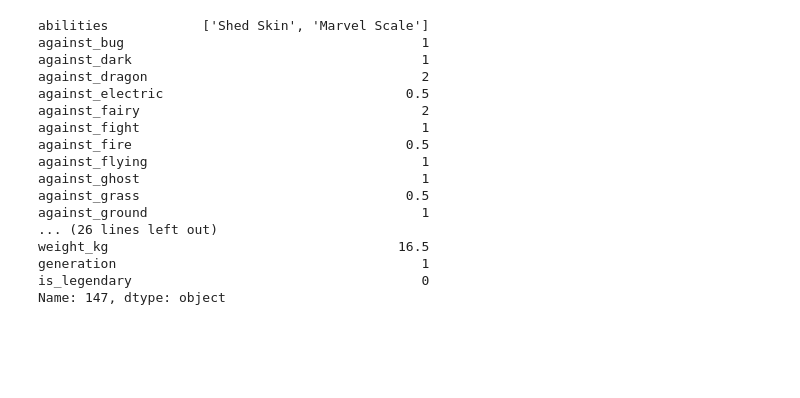
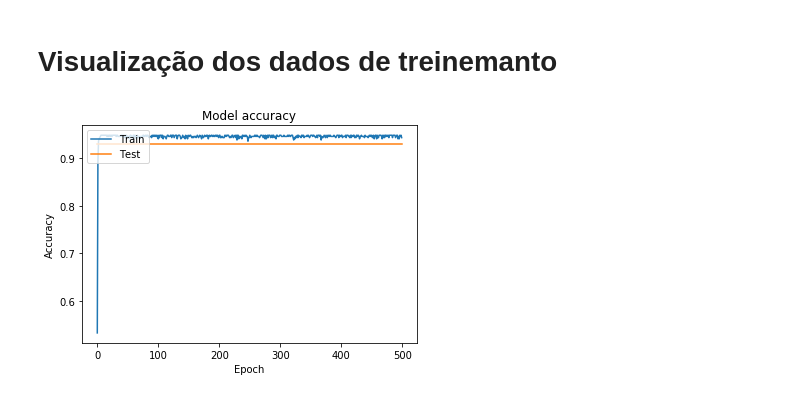
Before and after one commit to MSLacerda/Pokemon_Legendary_Predictor, a Jupyter notebook: legend-predictor.ipynb, the cells around one changed output. Cells and saved outputs as stored; diff of their text form; code cells hidden in the pictures; blank space fills up the shorter version.

Commit message:
ref(train): Simplified sequencial model, and added graph to visualize training history, created dataframe with test and predicts

```diff
--- a/legend-predictor.ipynb
+++ b/legend-predictor.ipynb
@@ -24,10 +52,6 @@ Using TensorFlow backend.
 # %%
-data = pd.read_csv('./dataset/pokemon.csv')
-
 X = data.drop(['abilities', 'classfication', 'type1', 'type2', 'name','percentage_male','generation', 'japanese_name', 'is_legendary', 'capture_rate'], axis=1)
 
 normalized_Y = data[['is_legendary']]
-
 normalized_X=(X-X.min())/(X.max()-X.min())
 normalized_X = normalized_X.fillna(0)
-normalized_Y.loc[normalized_Y['is_legendary'] >= 1 , 'is_legendary'] = 0.99
@@ -41,0 +62,6 @@ See the caveats in the documentation: http://pandas.pydata.org/pandas-docs/stabl
+# %%
+# 75% dos dados para treinamento
+train_size = int(len(normalized_X) * .75)
+
+X_train, X_test = normalized_X[0:train_size], normalized_X[train_size:len(normalized_X)]
+Y_train, Y_test = normalized_Y[0:train_size], normalized_Y[train_size:len(normalized_Y)]
@@ -42,13 +86,17 @@ See the caveats in the documentation: http://pandas.pydata.org/pandas-docs/stabl
 # %%
-input_dim = X.shape[1]
+input_dim = X_train.shape[1]
+
 model = Sequential()
-model.add(Dense(12, input_shape=(input_dim,), activation="relu"))
-model.add(Dense(8, activation="relu"))
+model.add(Dense(16, input_shape=(input_dim,), activation="relu"))
+model.add(Dense(16, activation="relu"))
 model.add(Dense(1,activation="sigmoid"))
 model.summary()
 
-model.compile(loss='binary_crossentropy', optimizer='adam', metrics=['accuracy'])
-model.fit(normalized_X, normalized_Y, epochs=150, batch_size=10)
+opt = SGD(lr=0.01)
+
+model.compile(loss='binary_crossentropy', optimizer=opt, metrics=["accuracy"])
+checkpoint = ModelCheckpoint('./temp_checkpoint', monitor='val_acc', verbose=0, save_best_only=False, mode='max')
+history = model.fit(X_train, Y_train, epochs=500, validation_split=0.25, batch_size=10, verbose=1, callbacks=[checkpoint])
 # %% [output]
 _________________________________________________________________
 Layer (type)                 Output Shape              Param #
@@ -71,25 +118,12 @@ Epoch 150/150
-# %%
-predictions = model.predict(normalized_X)
-rounded = [round(x[0]) for x in predictions]
-
-
-rounded[147]
-data.loc[147]
-# %% [output]
-abilities            ['Shed Skin', 'Marvel Scale']
-against_bug                                      1
-against_dark                                     1
-against_dragon                                   2
-against_electric                               0.5
-against_fairy                                    2
-against_fight                                    1
-against_fire                                   0.5
-against_flying                                   1
-against_ghost                                    1
-against_grass                                  0.5
-against_ground                                   1
-... (26 lines left out)
-weight_kg                                     16.5
-generation                                       1
-is_legendary                                     0
-Name: 147, dtype: object
+# %% [markdown]
+# Visualização dos dados de treinemanto
+# %%
+plt.plot(history.history['acc'])
+plt.plot(history.history['val_acc'])
+plt.title('Model accuracy')
+plt.ylabel('Accuracy')
+plt.xlabel('Epoch')
+plt.legend(['Train', 'Test'], loc='upper left')
+plt.show()
+# %% [output]
+[figure, added]
```
Also changed, not shown: parts of 14 cells of this notebook, 1 other file.
